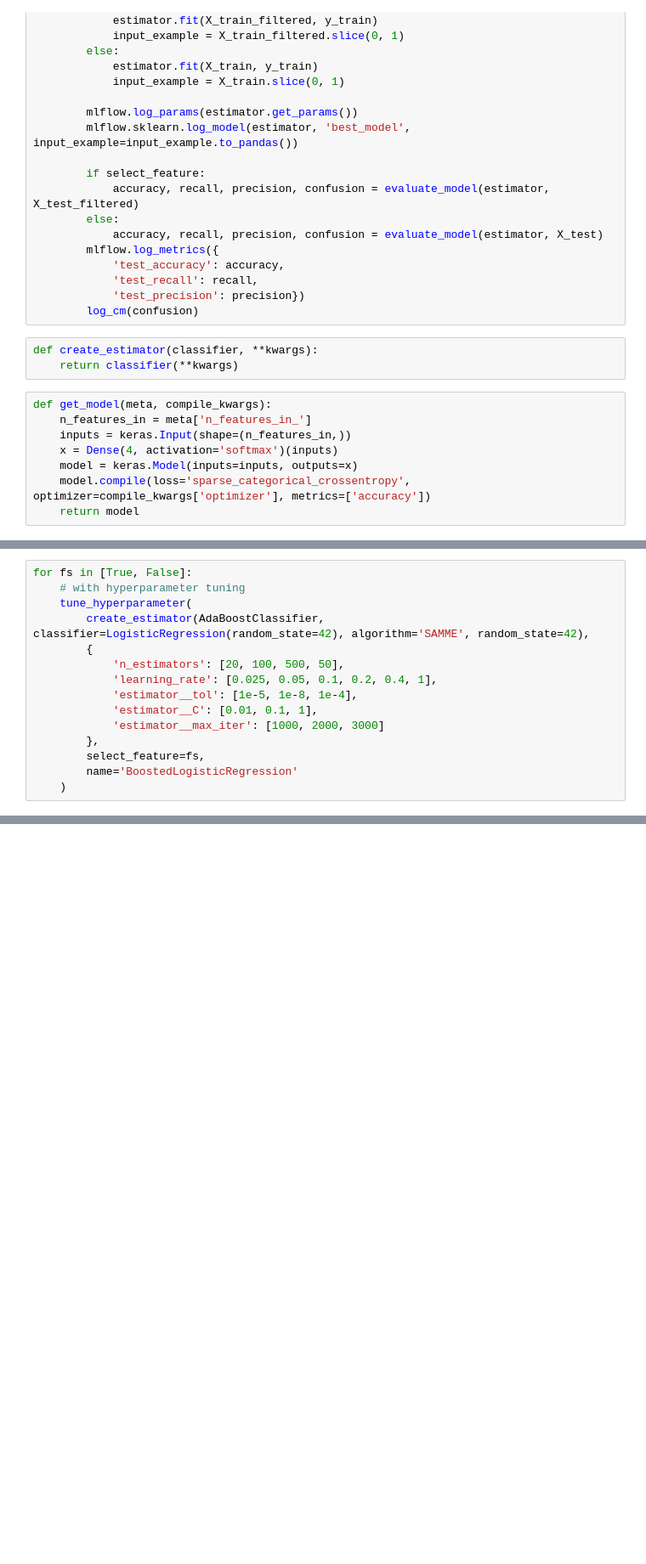
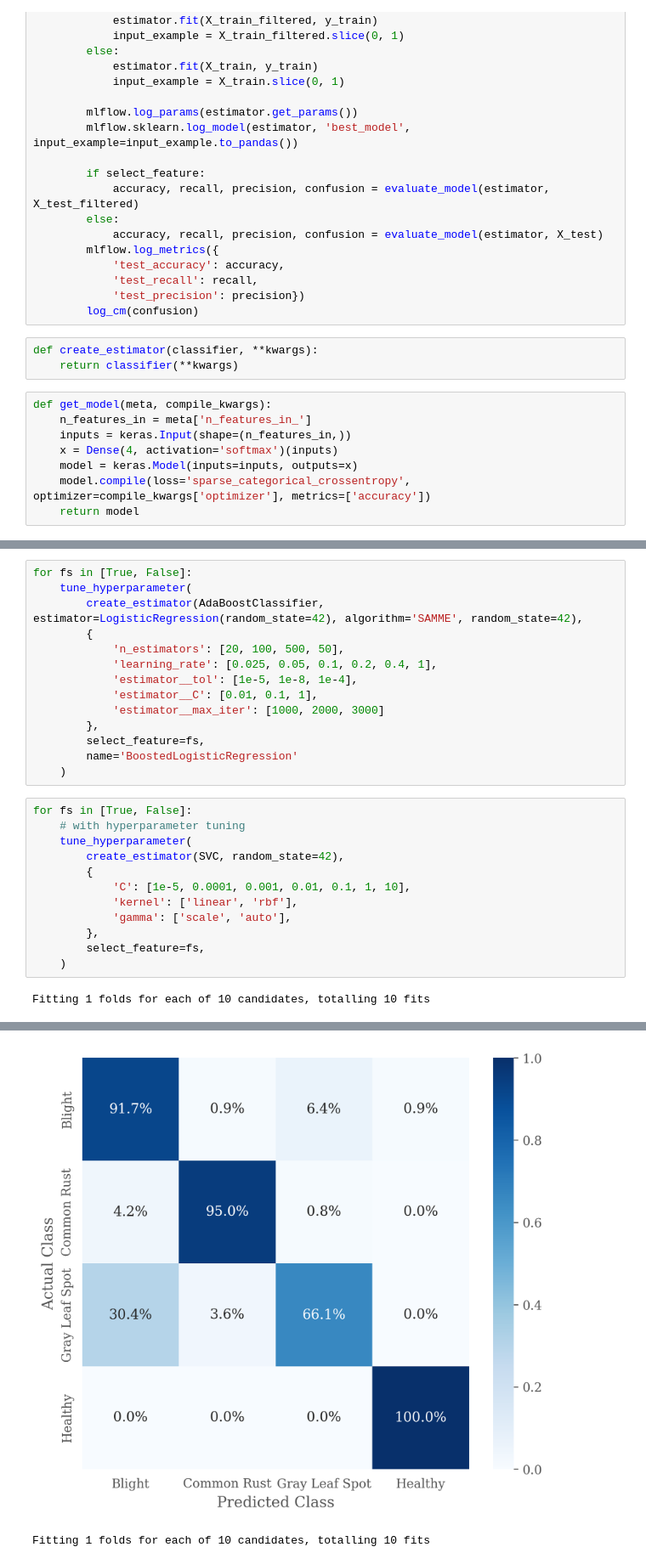
Before and after one commit to zeerafle/corn-disease, a Jupyter notebook: notebook.ipynb, the cells around one changed output, grey strips where cells are left out. Shown at 85% size. Drawn from its saved outputs; the diff is of its cells as text; blank space fills up the shorter version.

```diff
--- a/notebook.ipynb
+++ b/notebook.ipynb
@@ -273,8 +347,7 @@ Fitting 1 folds for each of 10 candidates, totalling 10 fits
 # %%
 for fs in [True, False]:
-    # with hyperparameter tuning
     tune_hyperparameter(
-        create_estimator(AdaBoostClassifier, classifier=LogisticRegression(random_state=42), algorithm='SAMME', random_state=42),
+        create_estimator(AdaBoostClassifier, estimator=LogisticRegression(random_state=42), algorithm='SAMME', random_state=42),
         {
             'n_estimators': [20, 100, 500, 50],
             'learning_rate': [0.025, 0.05, 0.1, 0.2, 0.4, 1],
@@ -285,3 +358,17 @@ for fs in [True, False]:
         select_feature=fs,
         name='BoostedLogisticRegression'
     )
+# %%
+for fs in [True, False]:
+    # with hyperparameter tuning
+    tune_hyperparameter(
+        create_estimator(SVC, random_state=42),
+        {
+            'C': [1e-5, 0.0001, 0.001, 0.01, 0.1, 1, 10],
+            'kernel': ['linear', 'rbf'],
+            'gamma': ['scale', 'auto'],
+        },
+        select_feature=fs,
+    )
+# %% [output]
+Fitting 1 folds for each of 10 candidates, totalling 10 fits
@@ -287,0 +376,2 @@ for fs in [True, False]:
+[figure, added]
+Fitting 1 folds for each of 10 candidates, totalling 10 fits
```
Also changed, not shown: parts of 8 cells of this notebook.
